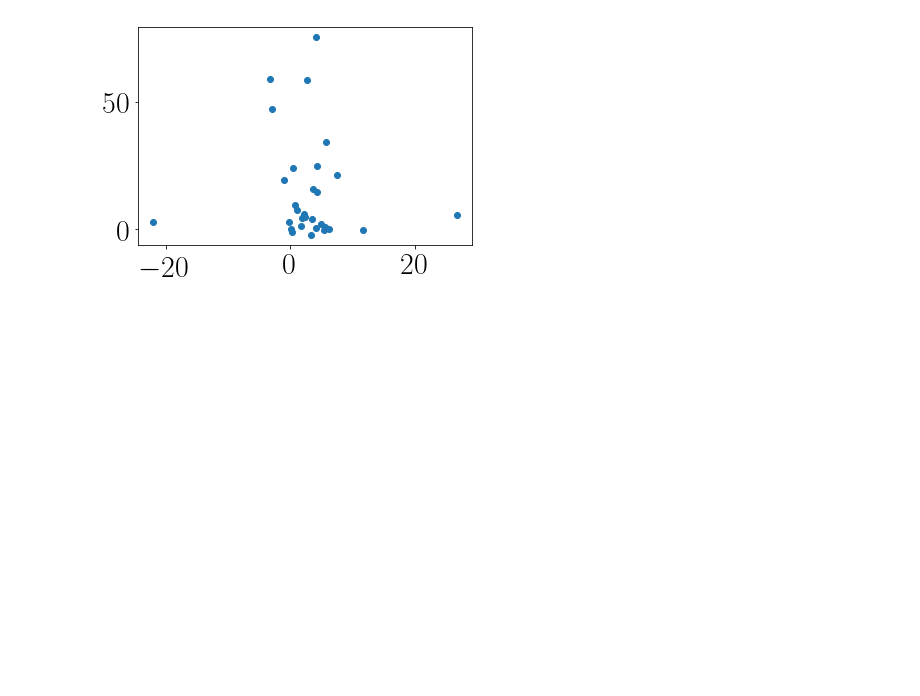
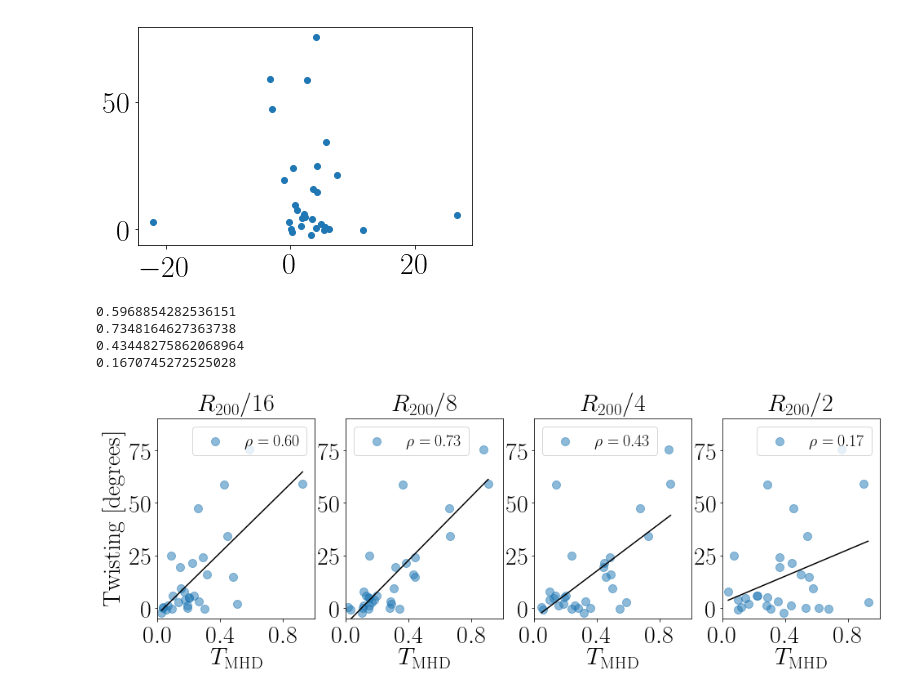
Before and after one commit to jdprada1760/Paper_Halo_shapes, a Jupyter notebook: Code/Star_Disk_DM_Alignment.ipynb, the cells around one changed output. Cells and saved outputs as stored; diff of their text form; code cells hidden in the pictures; blank space fills up the shorter version.

```diff
--- a/Code/Star_Disk_DM_Alignment.ipynb
+++ b/Code/Star_Disk_DM_Alignment.ipynb
@@ -610,3 +618,41 @@ print(np.mean(delta_angles_DM), np.mean(delta_angles))
 -0.14883203559510566 0.43249188239021186
 2.875192478536992 14.780089437993379
 [figure]
+# %%
+i_radius = 1
+titles = dict()
+titles[0] = r"$R_{200}/16$"
+titles[1] = r"$R_{200}/8$"
+titles[2] = r"$R_{200}/4$"
+titles[3] = r"$R_{200}/2$"
+titles[4] = r"$R_{200}$"
+
+figure = plt.figure(figsize=(20,4.5))
+for i_radius in range(4):
+    plt.subplot(1,5,i_radius+1)
+    slope, intercept, r_value, p_value, std_err = scipy.stats.linregress(T_MHD[:,i_radius], delta_angles)
+    x = np.linspace(T_MHD[:,i_radius].min(), T_MHD[:,i_radius].max(), 20)
+    y = slope*x + intercept
+    plt.plot(x, y, color='black')
+
+    r_value_spearman, p_values = scipy.stats.spearmanr(T_MHD[:,i_radius], delta_angles)
+    plt.scatter(T_MHD[:,i_radius],delta_angles,label= r"$\rho = {:.2f}$".format(r_value_spearman), s=100, alpha=0.5) # 1/8 R
+
+
+    print(r_value_spearman)
+    plt.ylim([-5,90])
+    plt.xlim([0,1])
+    plt.xticks(np.linspace(0,0.8,3))
+    plt.yticks(np.linspace(0,75,4))
+    plt.xlabel(r"$T_{\rm MHD}$")
+    plt.legend(fontsize=20)
+    if i_radius==0:
+        plt.ylabel(r'${\rm Twisting}\ [{\rm degrees}]$')
+    plt.title(titles[i_radius])
+plt.savefig('../Document/correlations_twisting_triaxiality_MHD.pdf',bbox_inches='tight')
+# %% [output]
+0.5968854282536151
+0.7348164627363738
+0.43448275862068964
+0.1670745272525028
+[figure, added]
```
Also changed, not shown: parts of 1 cell of this notebook, 1 other file.
